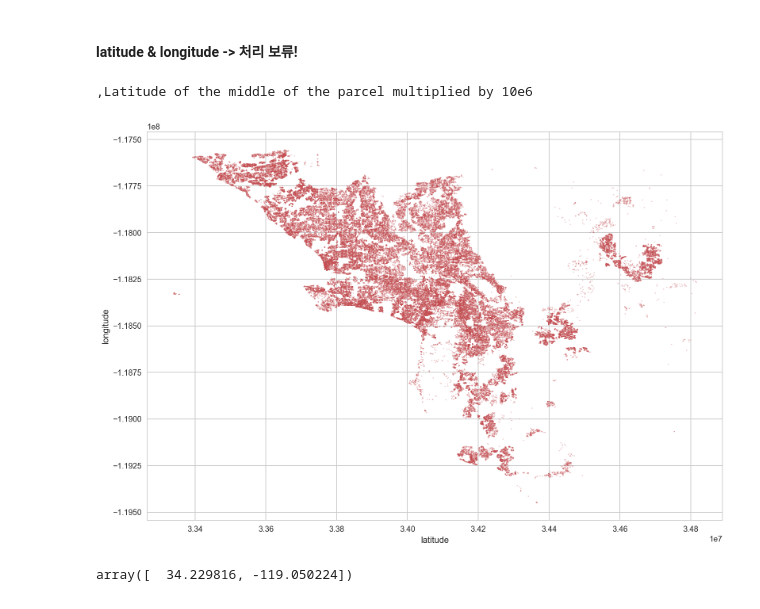
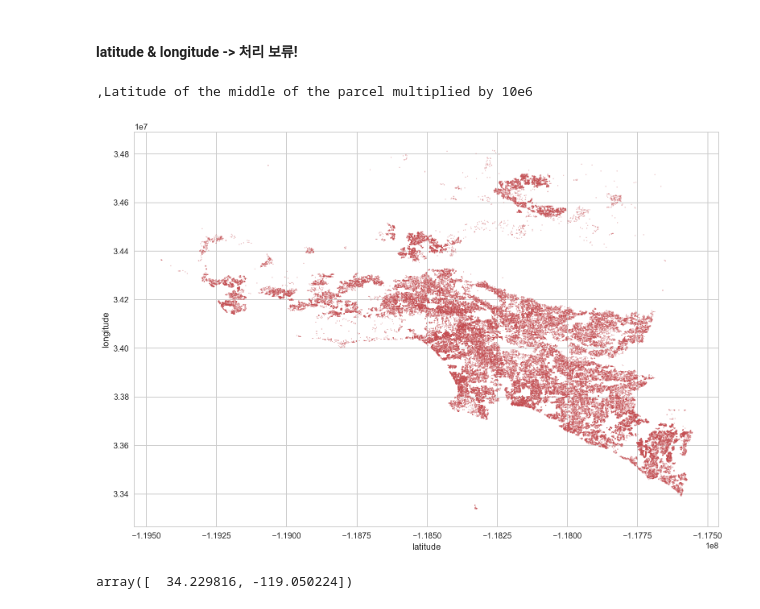
Before and after one commit to minus31/Zillow_Home_Value_Prediction, a Jupyter notebook: notebooks/EDA_properties.ipynb, the cells around one changed output. Drawn from its saved outputs; the diff is of its cells as text; code cells hidden in the pictures.

```diff
--- a/notebooks/EDA_properties.ipynb
+++ b/notebooks/EDA_properties.ipynb
@@ -511,13 +511,13 @@ catecols.append("heatingorsystemtypeid")
 # %%
 # 위도 경도를 그대로 쓸 수 는 없다.
 print(data_dict["latitude"])
-plt.scatter(df_16.latitude, df_16.longitude, c ="r", alpha=0.3, s=1)
+plt.scatter(df_16.longitude, df_16.latitude, c ="r", alpha=0.3, s=1)
 plt.xlabel('latitude')
 plt.ylabel("longitude")
 plt.show()
 # %% [output]
 ,Latitude of the middle of the parcel multiplied by 10e6
-[figure, old version]
+[figure, new version]
 # %%
 np.array([df_16.latitude.loc[7], df_16.longitude.loc[7]]) * 10e-7
 # %% [output]
```
Also changed, not shown: parts of 8 cells of this notebook, 2 other files.
